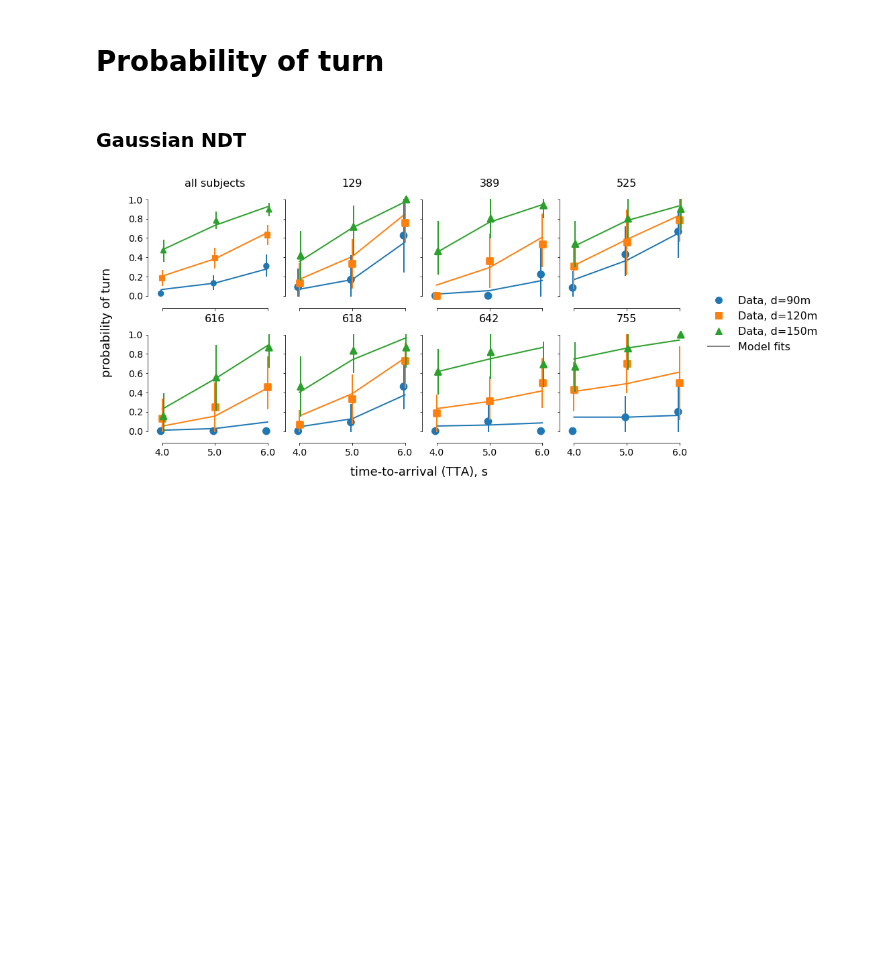
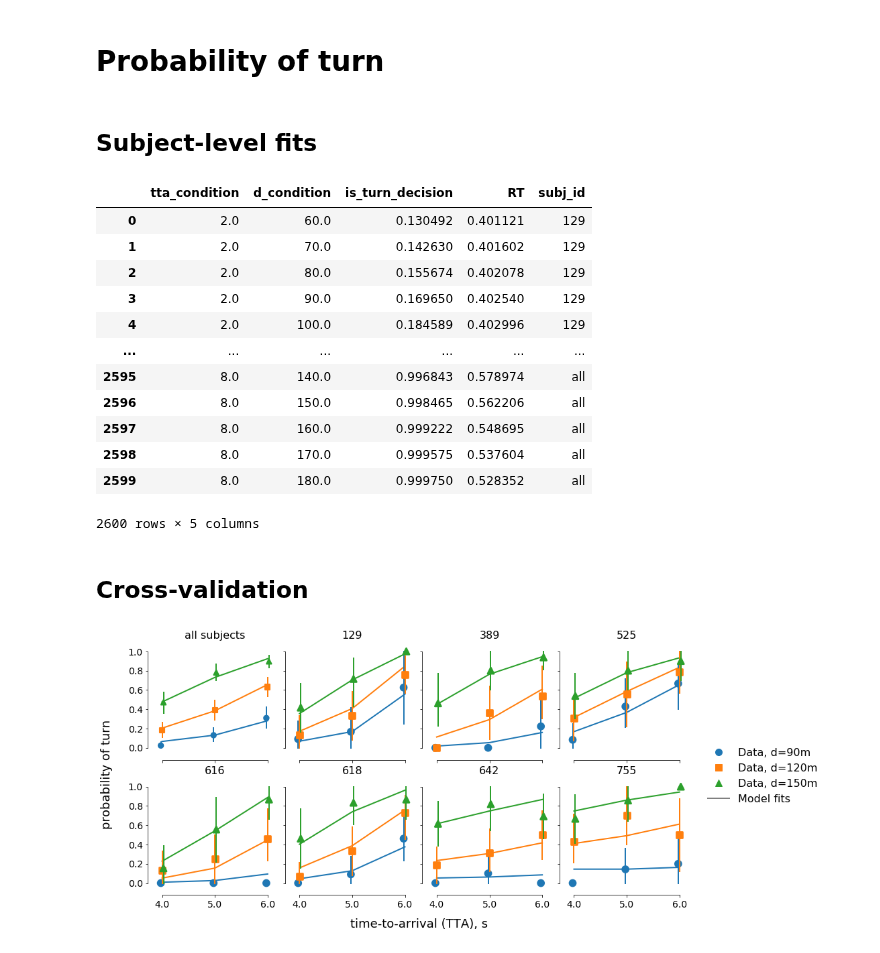
Before and after one commit to cherepaha/evidence_accumulation_in_gap_acceptance, a Jupyter notebook: data_and_model_analysis/paper_figures.ipynb, the cells around one changed output. Cells and saved outputs as stored; diff of their text form; code cells hidden in the pictures; blank space fills up the shorter version.

Commit message:
Stubs for new plots added

```diff
--- a/data_and_model_analysis/paper_figures.ipynb
+++ b/data_and_model_analysis/paper_figures.ipynb
@@ -196,2 +193,0 @@ exp_data = pd.read_csv('../data/measures.csv')
-# %% [markdown]
-### Gaussian NDT
@@ -197,0 +250,24 @@ exp_data = pd.read_csv('../data/measures.csv')
+# %% [markdown]
+## Subject-level fits
+# %%
+model_measures = pd.read_csv(os.path.join(fit_results_path, 'cross_validation_all_measures.csv'))
+plot_model_against_data(exp_data, model_measures, var='is_turn_decision', ylabel)
+# plt.savefig('../output/model_vs_data.png', bbox_inches='tight')
+# %%
+model_measures
+# %% [output]
+|  | tta_condition | d_condition | is_turn_decision | RT | subj_id |
+| 0 | 2.0 | 60.0 | 0.130492 | 0.401121 | 129 |
+| 1 | 2.0 | 70.0 | 0.142630 | 0.401602 | 129 |
+| 2 | 2.0 | 80.0 | 0.155674 | 0.402078 | 129 |
+| 3 | 2.0 | 90.0 | 0.169650 | 0.402540 | 129 |
+| 4 | 2.0 | 100.0 | 0.184589 | 0.402996 | 129 |
+| ... | ... | ... | ... | ... | ... |
+| 2595 | 8.0 | 140.0 | 0.996843 | 0.578974 | all |
+| 2596 | 8.0 | 150.0 | 0.998465 | 0.562206 | all |
+| 2597 | 8.0 | 160.0 | 0.999222 | 0.548695 | all |
+| 2598 | 8.0 | 170.0 | 0.999575 | 0.537604 | all |
+| 2599 | 8.0 | 180.0 | 0.999750 | 0.528352 | all |
+2600 rows × 5 columns
+# %% [markdown]
+## Cross-validation
```
Also changed, not shown: parts of 6 cells of this notebook, 2 other files.
